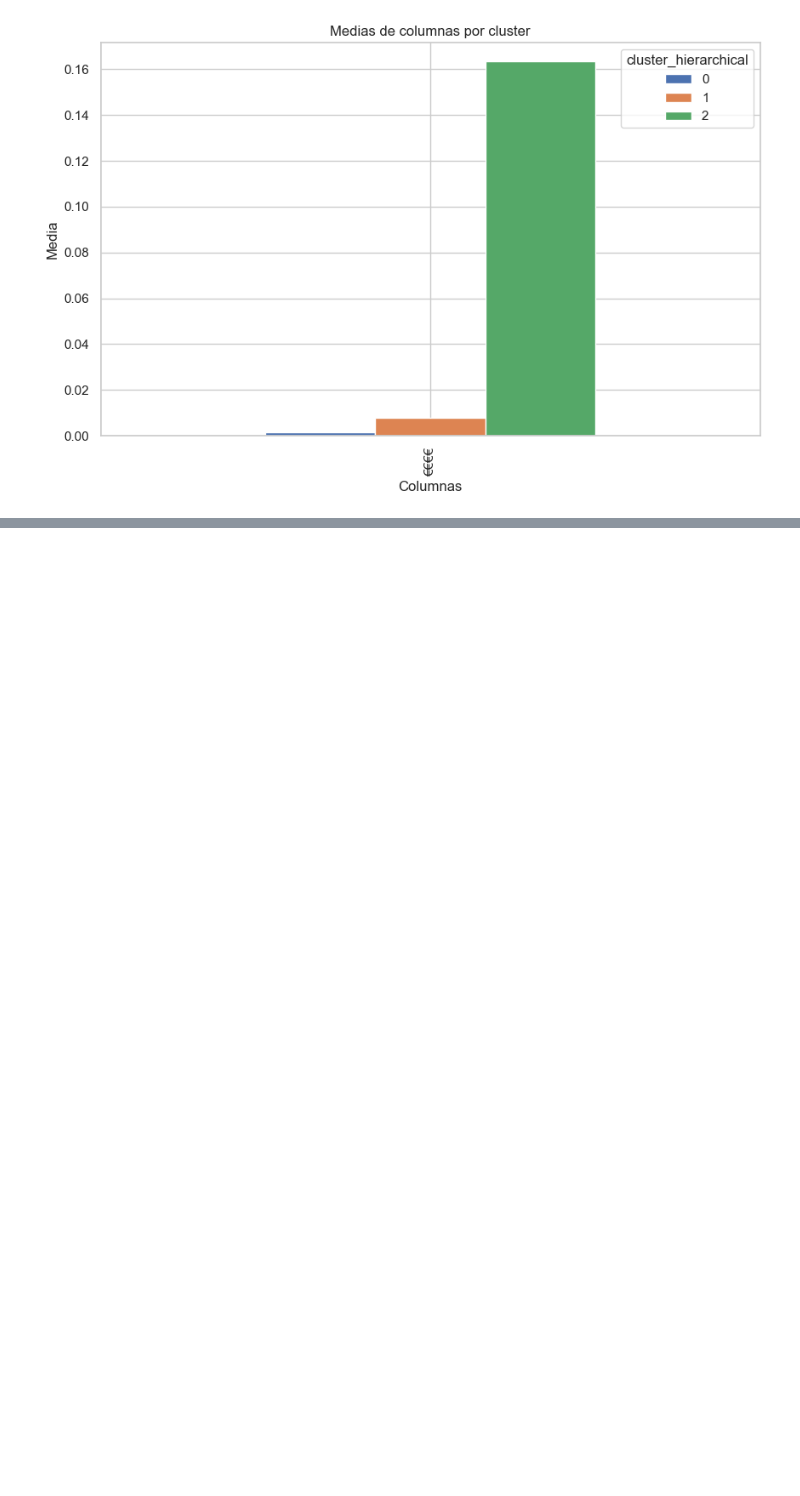
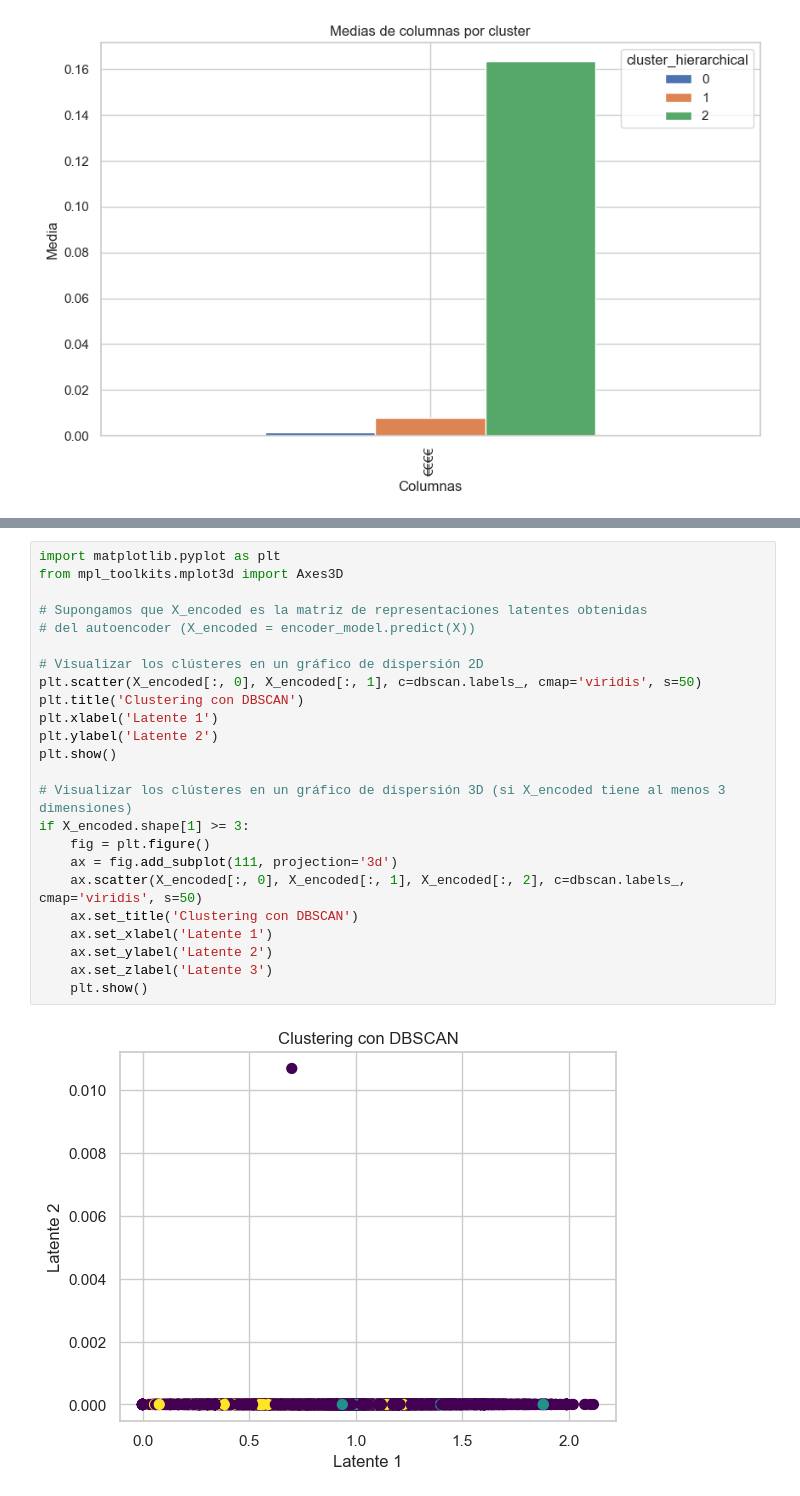
Before and after one commit to Ateibuzena/Proyecto_GastronomIA, a Jupyter notebook: Clusterin.ipynb, the cells around one changed output, grey strips where cells are left out. Drawn from its saved outputs; the diff is of its cells as text; blank space fills up the shorter version.

```diff
--- a/Clusterin.ipynb
+++ b/Clusterin.ipynb
@@ -657,0 +757,26 @@ for col in df_clusterizado_2[["Awards", "Num_Reviews", 'Score', 'Europa', 'Amér
+# %%
+import matplotlib.pyplot as plt
+from mpl_toolkits.mplot3d import Axes3D
+
+# Supongamos que X_encoded es la matriz de representaciones latentes obtenidas
+# del autoencoder (X_encoded = encoder_model.predict(X))
+
+# Visualizar los clústeres en un gráfico de dispersión 2D
+plt.scatter(X_encoded[:, 0], X_encoded[:, 1], c=dbscan.labels_, cmap='viridis', s=50)
+plt.title('Clustering con DBSCAN')
+plt.xlabel('Latente 1')
+plt.ylabel('Latente 2')
+plt.show()
+
+# Visualizar los clústeres en un gráfico de dispersión 3D (si X_encoded tiene al menos 3 dimensiones)
+if X_encoded.shape[1] >= 3:
+    fig = plt.figure()
+    ax = fig.add_subplot(111, projection='3d')
+    ax.scatter(X_encoded[:, 0], X_encoded[:, 1], X_encoded[:, 2], c=dbscan.labels_, cmap='viridis', s=50)
+    ax.set_title('Clustering con DBSCAN')
+    ax.set_xlabel('Latente 1')
+    ax.set_ylabel('Latente 2')
+    ax.set_zlabel('Latente 3')
+    plt.show()
+# %% [output]
+[figure, added]
```
Also changed, not shown: parts of 12 cells of this notebook, 6 other files.
